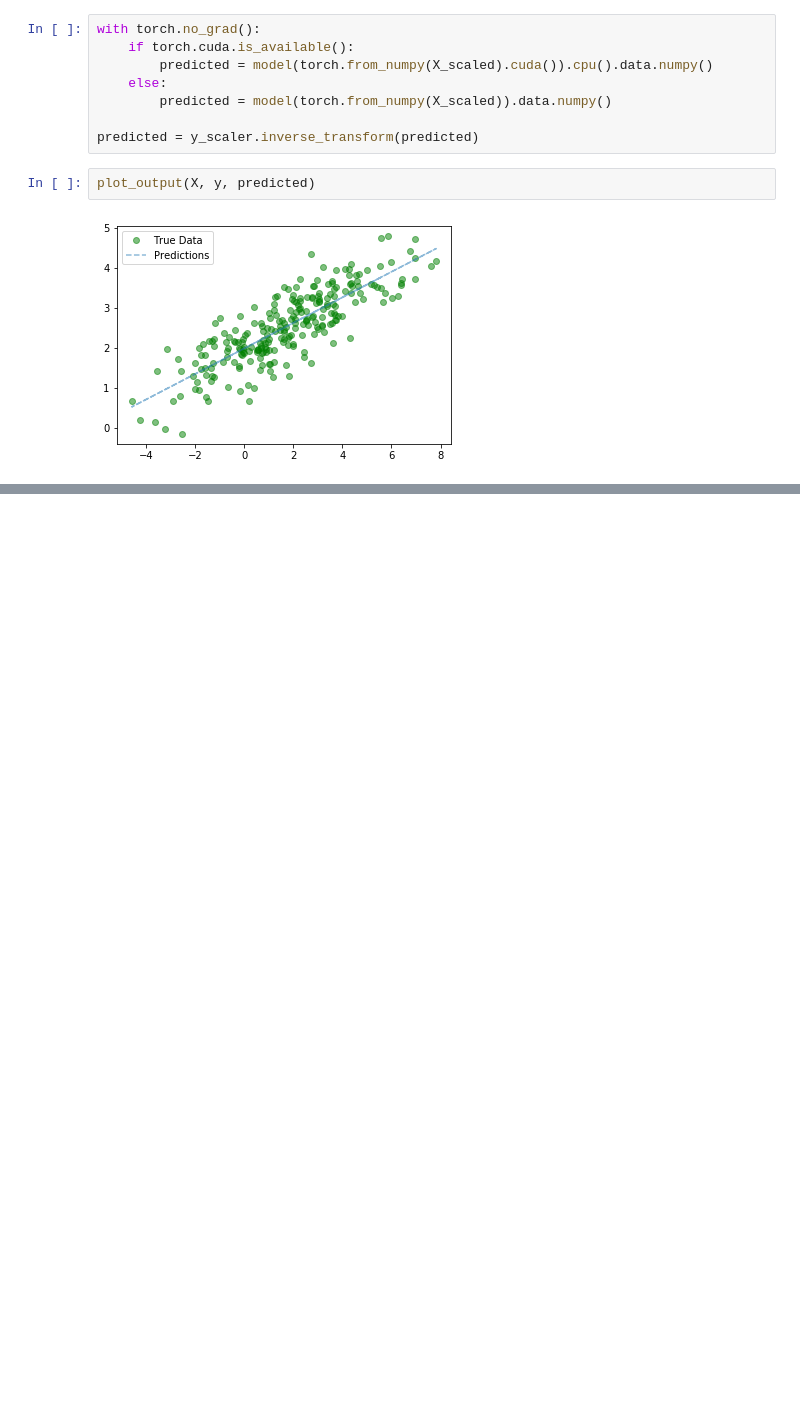
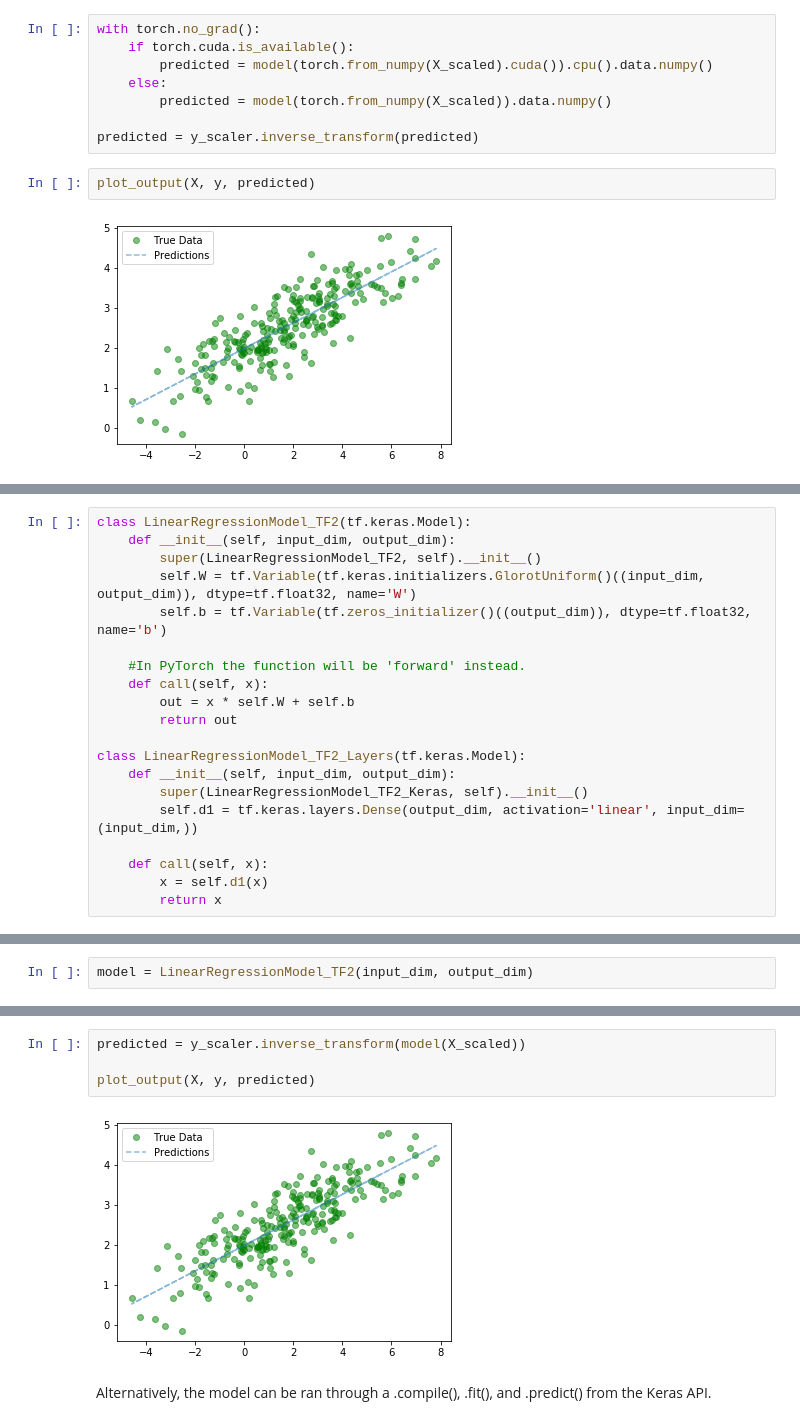
Before and after one commit to vrif/portfolio, a Jupyter notebook: Notebooks/TensorFlow-Keras-Pytorch/01 Linear Regression.ipynb, the cells around one changed output, grey strips where cells are left out. Drawn from its saved outputs; the diff is of its cells as text; blank space fills up the shorter version.

```diff
--- a/Notebooks/TensorFlow-Keras-Pytorch/01 Linear Regression.ipynb
+++ b/Notebooks/TensorFlow-Keras-Pytorch/01 Linear Regression.ipynb
@@ -374,0 +413,20 @@ plot_output(X, y, predicted)
+# %%
+class LinearRegressionModel_TF2(tf.keras.Model):
+    def __init__(self, input_dim, output_dim):
+        super(LinearRegressionModel_TF2, self).__init__()
+        self.W = tf.Variable(tf.keras.initializers.GlorotUniform()((input_dim, output_dim)), dtype=tf.float32, name='W')
+        self.b = tf.Variable(tf.zeros_initializer()((output_dim)), dtype=tf.float32, name='b')
+
+    #In PyTorch the function will be 'forward' instead.
+    def call(self, x):
+        out = x * self.W + self.b
+        return out
+
+class LinearRegressionModel_TF2_Layers(tf.keras.Model):
+    def __init__(self, input_dim, output_dim):
+        super(LinearRegressionModel_TF2_Keras, self).__init__()
+        self.d1 = tf.keras.layers.Dense(output_dim, activation='linear', input_dim=(input_dim,))
+
+    def call(self, x):
+        x = self.d1(x)
+        return x
@@ -374,0 +435,2 @@ plot_output(X, y, predicted)
+# %%
+model = LinearRegressionModel_TF2(input_dim, output_dim)
@@ -374,0 +495,8 @@ plot_output(X, y, predicted)
+# %%
+predicted = y_scaler.inverse_transform(model(X_scaled))
+
+plot_output(X, y, predicted)
+# %% [output]
+[figure, added]
+# %% [markdown]
+Alternatively, the model can be ran through a .compile(), .fit(), and .predict() from the Keras API.
```
Also changed, not shown: parts of 37 cells of this notebook.
